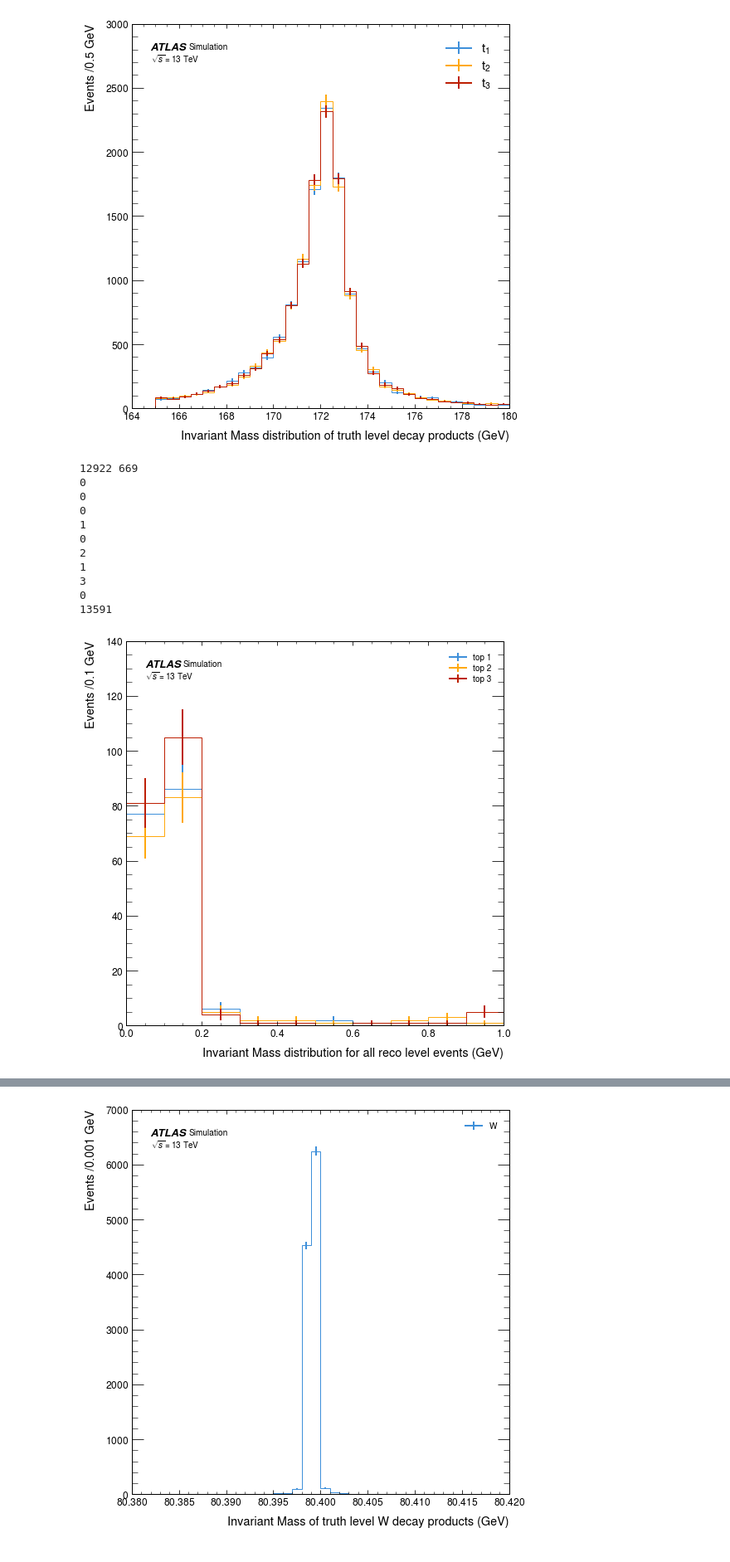
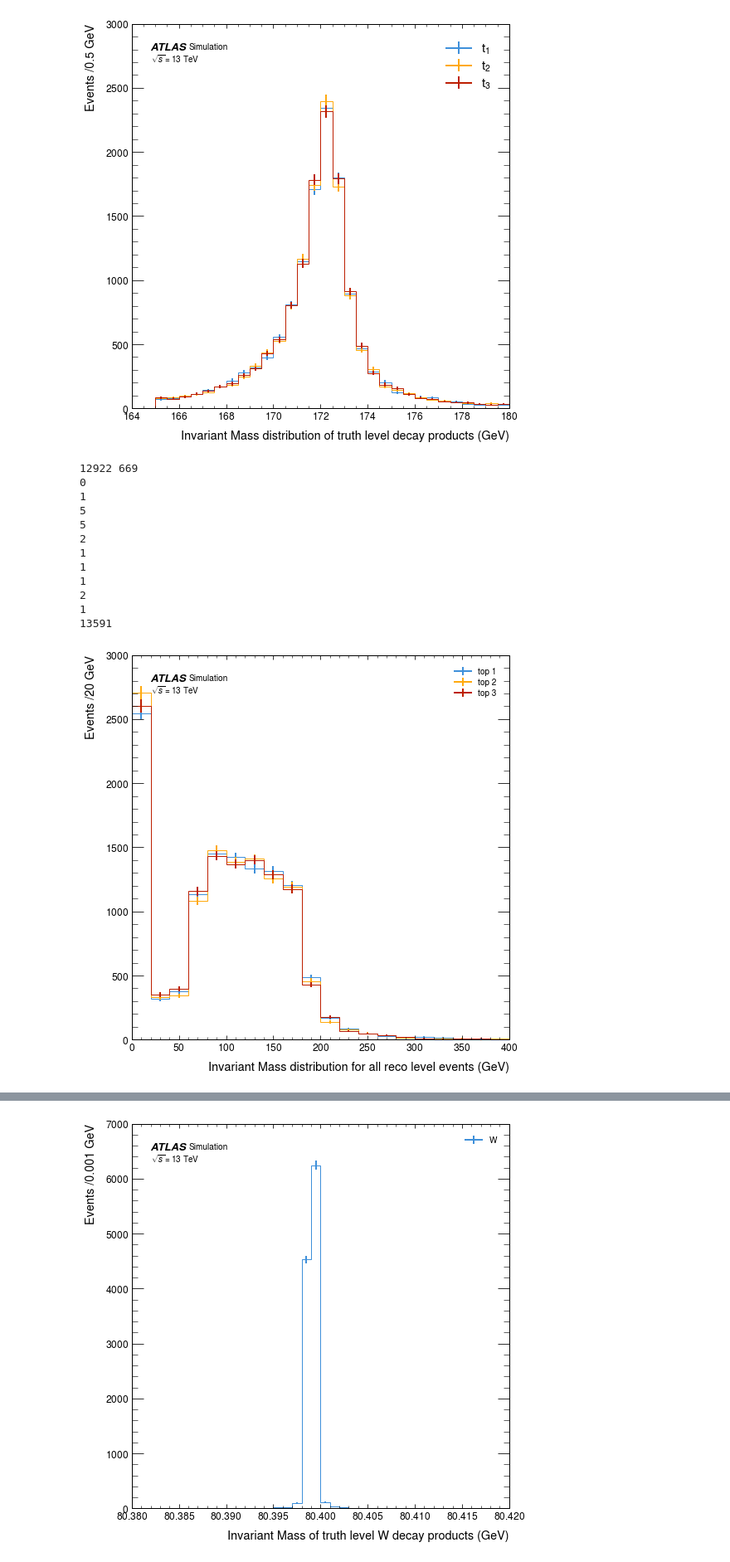
Before and after one commit to archiebrooks02/MPHYS-4Top, a Jupyter notebook: matching.ipynb, the cells around one changed output, grey strips where cells are left out. Shown at 83% size. Saved outputs shown, nothing was run; the diff lists cells and outputs as text; code cells hidden in the pictures.

Commit message:
new data, new matching

```diff
--- a/matching.ipynb
+++ b/matching.ipynb
@@ -98,7 +98,7 @@ def duplicate_cleaner(ids, truth):
     more_duplicate_ids = ids[more_repeats]
 
     id_pairs = ids[~has_repeats]
-    return id_pairs, (duplicate_truth_1, duplicate_ids_1), (more_duplicate_truth, more_duplicate_ids)
+    return id_pairs, (duplicate_truth_1, duplicate_ids_1), (more_duplicate_truth, more_duplicate_ids), has_repeats
 
 j = 0
 def duplicate_matcher(id_pairs, truth, i):
@@ -147,8 +147,8 @@ def duplicate_matcher(id_pairs, truth, i):
     if len(reshaped_ids) != 0:
         has_repeats = ak.num(deduped_id_pairs) != ak.num(reshaped_ids)
         pairs_to_concatenate.append(id_pairs_3d[has_repeats])
+        print(len(id_pairs_3d[~has_repeats]))
         pairs_to_concatenate.append(additional_matches[~has_repeats])
-        print(len(id_pairs_3d[has_repeats]))
     else:
         pairs_to_concatenate.append(id_pairs_3d)
 
@@ -157,7 +157,7 @@ def duplicate_matcher(id_pairs, truth, i):
     return clean_id_pairs
 
 
-def truth_matching(reco, truth):
+def truth_matching(reco, truth, unmatched=False):
     id = np.tile(np.arange(1,len(truth[0])+1), (len(truth),1))
     pairs_2d = ak.cartesian({'reco':reco,'truth':truth})
     id_pairs_2d = ak.cartesian({'reco':reco,'id':id})
@@ -167,16 +167,21 @@ def truth_matching(reco, truth):
     deltars = pairs_3d['reco'].deltaR(pairs_3d['truth'])
     min_deltars = np.min(deltars, axis=2)
     id_pairs_3d = id_pairs_3d[(deltars == min_deltars)]
+    unmatched_ids = id_pairs_3d[min_deltars>0.4]
     id_pairs_3d = id_pairs_3d[min_deltars<0.4]
 
-    id_pairs_3d, (duplicate_truths, duplicate_id_pairs), (more_duplicate_truth, more_duplicate_ids)  = duplicate_cleaner(id_pairs_3d, truth)
+    id_pairs_3d, (duplicate_truths, duplicate_id_pairs), (more_duplicate_truth, more_duplicate_ids), _  = duplicate_cleaner(id_pairs_3d, truth)
     print(len(id_pairs_3d), len(duplicate_truths))
     clean_events = [id_pairs_3d]
+    print(len(id_pairs_3d[ak.num(id_pairs_3d)==12]))
     i_range = np.arange(1,len(truth[0])+1)
     for i in i_range:
         clean_events.append(duplicate_matcher(duplicate_id_pairs, duplicate_truths, i))
     clean_events = ak.concatenate(clean_events)
     print(len(clean_events))
+
+    if unmatched:
+        return clean_events, unmatched_ids
 
     return clean_events
 
@@ -402,20 +490,21 @@ top_3_3tj = ak.flatten(np.sum(top_3_particles_3tj, axis=1))
 # %% [output]
 12922 669
 0
-0
-0
 1
-0
+5
+5
 2
 1
-3
-0
+1
+1
+2
+1
 13591
 # %%
 fig, ax = plt.subplots(nrows = 1, ncols = 1, figsize = (8,8))
-histogram([top_1_3tj.m, top_2_3tj.m, top_3_3tj.m], 10, ['top 1', 'top 2', 'top 3'], ax, density = False, x_units='GeV', set_range=(0,1))
+histogram([top_1_3tj.m, top_2_3tj.m, top_3_3tj.m], 20, ['top 1', 'top 2', 'top 3'], ax, density = False, x_units='GeV', set_range=(0,400))
 ax.set_xlabel(r'Invariant Mass distribution for all reco level events (GeV)')
 plt.subplots_adjust(hspace=0.25)
 plt.show()
 # %% [output]
-[figure, old version]
+[figure, new version]
```
Also changed, not shown: parts of 36 cells of this notebook.
